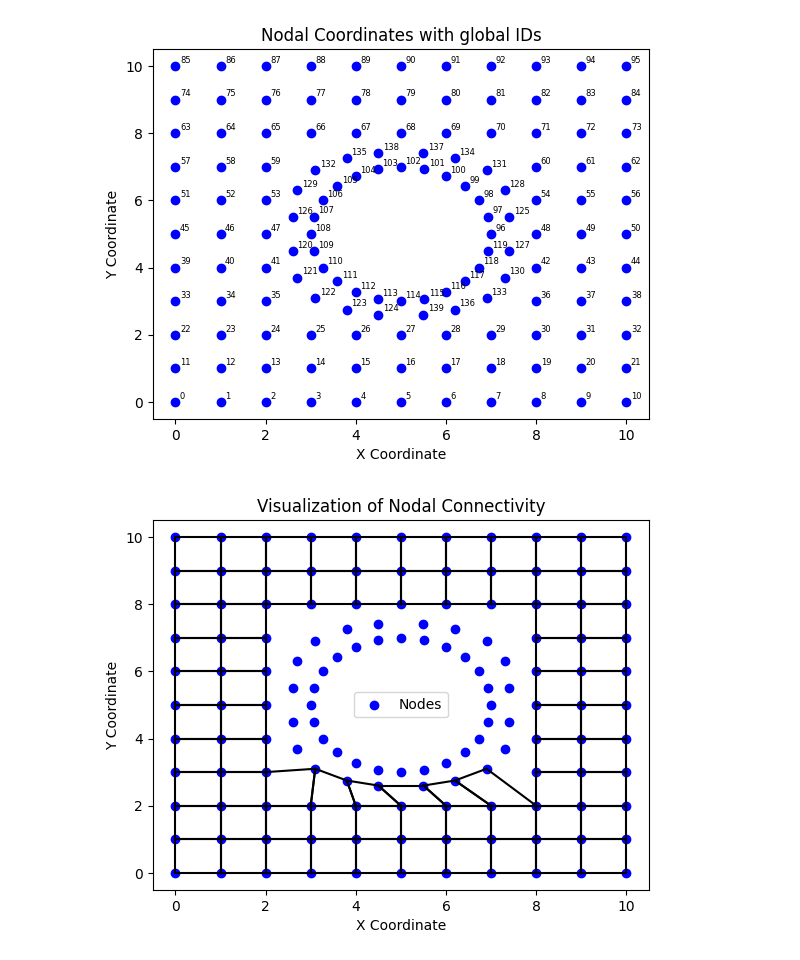
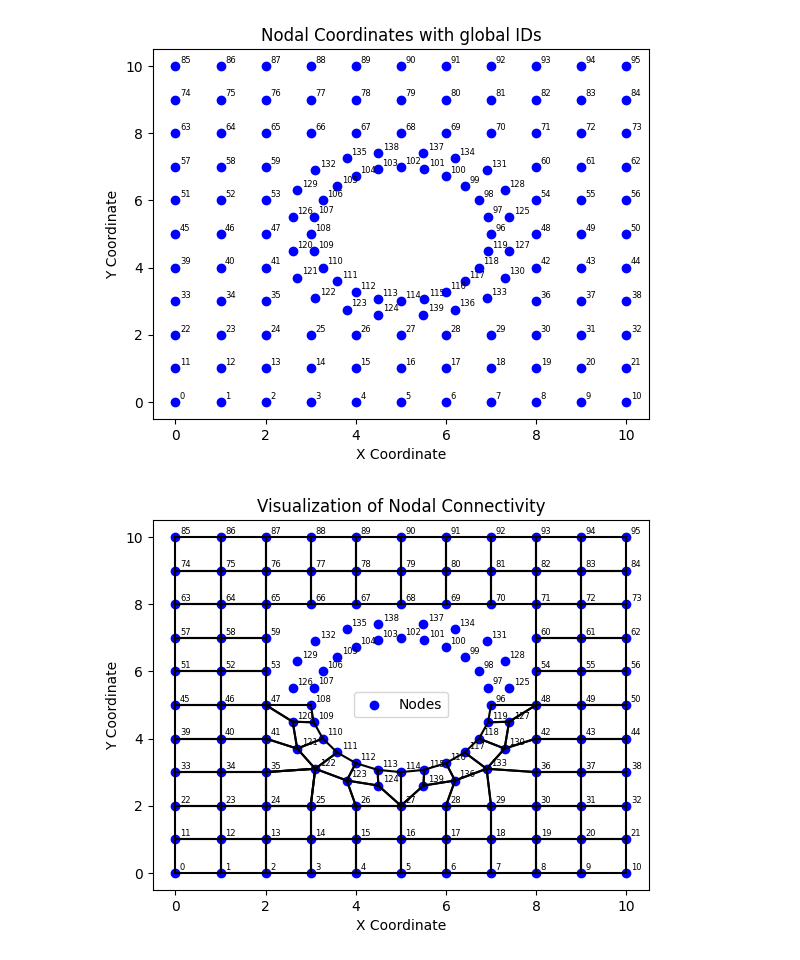
Before and after one commit to efekaanefe/ME413-Finite-Element-Method, a Jupyter notebook: Nonlinear-Solids2d.ipynb, the cells around one changed output. Cells and saved outputs as stored; diff of their text form; code cells hidden in the pictures.

```diff
--- a/Nonlinear-Solids2d.ipynb
+++ b/Nonlinear-Solids2d.ipynb
@@ -247,9 +247,30 @@ connectivity = [
     [24,25,122,35],
     [25,26,123,122],
     [26,27,124,123],
-    [27,28,139,124],
-    [28,29,136,139],
-    [29,30,133,136],
+    [124,27,114,113],
+    [35,122,121,41],
+    [121,122,111,110],
+    [122,123,112,111],
+    [123,124,113,112],
+    [41,121,120,47],
+    [121,110,109,120],
+    [47,120,109,108],
+    [27,139,115,114],
+    [27,28,136,139],
+    [139,136,116,115],
+    [28,29,133,136],
+    [29,30,36,133],
+    [133,36,42,130],
+    [136,133,117,116],
+    [133,130,118,117],
+    [48,96,119,127],
+    [118,130,127,119],
+    [130,42,48,127],
+
+
+
+
+    [24,25,122,35],
 ] # N_elemsx4
 
 # connectivity.append()
@@ -258,30 +279,33 @@ connectivity = np.array(connectivity)
 # %%
 # Plot the nodal coordinates
 x_coords, y_coords = zip(*nodal_coordinates)
 plt.scatter(x_coords, y_coords, color='blue', label='Nodes')
+
+for i, (x, y) in enumerate(nodal_coordinates):
+    plt.text(x + 0.1, y + 0.1, f'{i}', fontsize=6)
 
 # Plot the connectivity (lines between connected nodes)
 for row in connectivity:
     nodes = row  # Get the 4 connected nodes
 
     node0 = nodal_coordinates[nodes[0]]
     node1 = nodal_coordinates[nodes[1]]
     node2 = nodal_coordinates[nodes[2]]
     node3 = nodal_coordinates[nodes[3]]
 
     plt.plot([node0[0], node1[0]], [node0[1], node1[1]], color='black')
     plt.plot([node1[0], node2[0]], [node1[1], node2[1]], color='black')
     plt.plot([node2[0], node3[0]], [node2[1], node3[1]], color='black')
     plt.plot([node3[0], node0[0]], [node3[1], node0[1]], color='black')
 
 
 # Set plot labels and title
 plt.xlabel('X Coordinate')
 plt.ylabel('Y Coordinate')
 plt.title('Visualization of Nodal Connectivity')
 
 # Display the plot
 plt.legend()
 plt.show()
 # %% [output]
-[figure, old version]
+[figure, new version]
```
